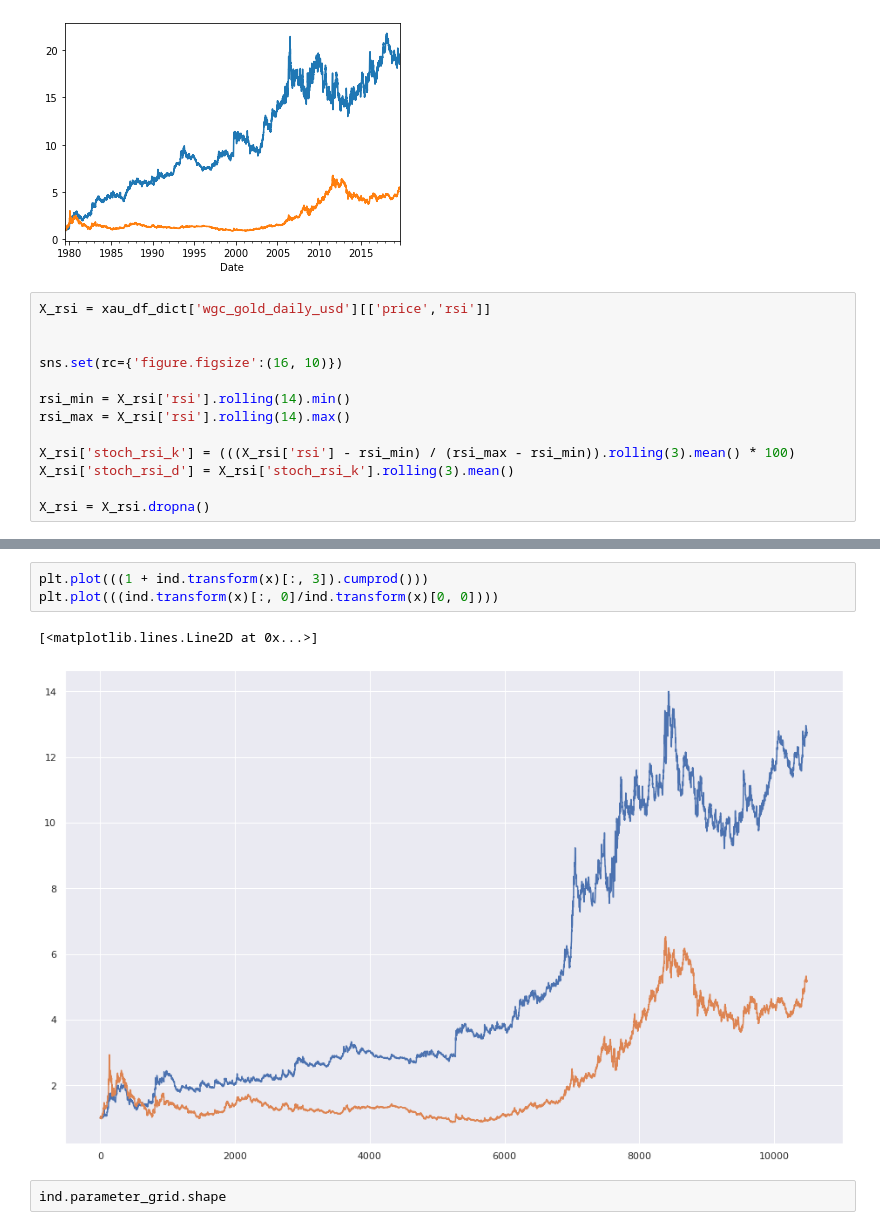
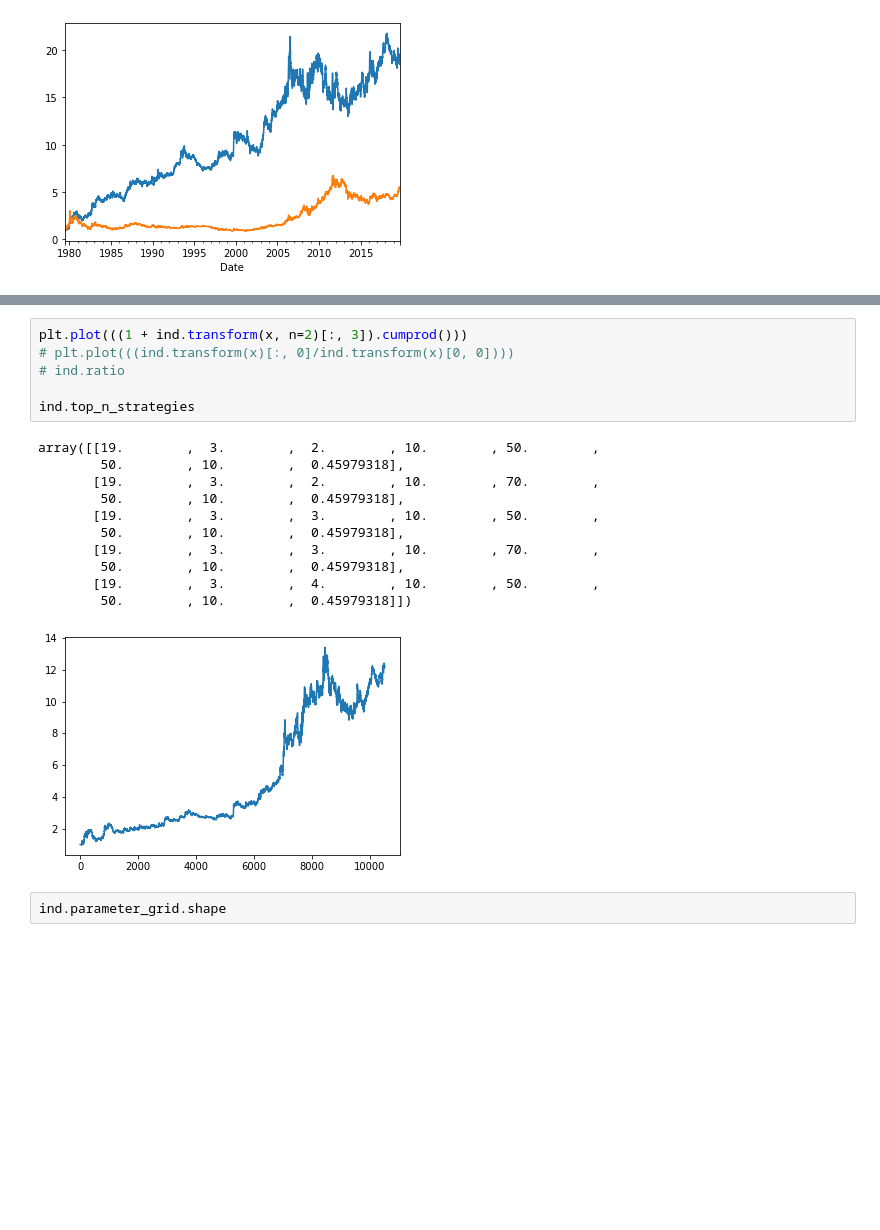
Before and after one commit to jbmoorhouse/gold_returns_predictor, a Jupyter notebook: analysis.ipynb, the cells around one changed output, grey strips where cells are left out. Cells and saved outputs as stored; diff of their text form; blank space fills up the shorter version.

Commit message:
Updated transform method to enable top_n strategy selection

```diff
--- a/analysis.ipynb
+++ b/analysis.ipynb
@@ -188,16 +189,3 @@ s = MacdStrategy(fast_period=16, slow_period=26, signal_period=9)
 # %% [output]
 <matplotlib.axes._subplots.AxesSubplot at 0x...>
 [figure]
-# %%
-X_rsi = xau_df_dict['wgc_gold_daily_usd'][['price','rsi']]
-
-
-sns.set(rc={'figure.figsize':(16, 10)})
-
-rsi_min = X_rsi['rsi'].rolling(14).min()
-rsi_max = X_rsi['rsi'].rolling(14).max()
-
-X_rsi['stoch_rsi_k'] = (((X_rsi['rsi'] - rsi_min) / (rsi_max - rsi_min)).rolling(3).mean() * 100)
-X_rsi['stoch_rsi_d'] = X_rsi['stoch_rsi_k'].rolling(3).mean()
-
-X_rsi = X_rsi.dropna()
@@ -459,9 +447,21 @@ StochasticRsiStrategy(criterion='sharpe', mavg_min=None, max_fastd=None,
 # %%
-plt.plot(((1 + ind.transform(x)[:, 3]).cumprod()))
-plt.plot(((ind.transform(x)[:, 0]/ind.transform(x)[0, 0])))
+plt.plot(((1 + ind.transform(x, n=2)[:, 3]).cumprod()))
+# plt.plot(((ind.transform(x)[:, 0]/ind.transform(x)[0, 0])))
+# ind.ratio
+
+ind.top_n_strategies
 # %% [output]
-[<matplotlib.lines.Line2D at 0x...>]
+array([[19.        ,  3.        ,  2.        , 10.        , 50.        ,
+        50.        , 10.        ,  0.45979318],
+       [19.        ,  3.        ,  2.        , 10.        , 70.        ,
+        50.        , 10.        ,  0.45979318],
+       [19.        ,  3.        ,  3.        , 10.        , 50.        ,
+        50.        , 10.        ,  0.45979318],
+       [19.        ,  3.        ,  3.        , 10.        , 70.        ,
+        50.        , 10.        ,  0.45979318],
+       [19.        ,  3.        ,  4.        , 10.        , 50.        ,
+        50.        , 10.        ,  0.45979318]])
-[figure, old version]
+[figure, new version]
 # %%
 ind.parameter_grid.shape
 # %% [output]
```
Also changed, not shown: parts of 4 cells of this notebook.
